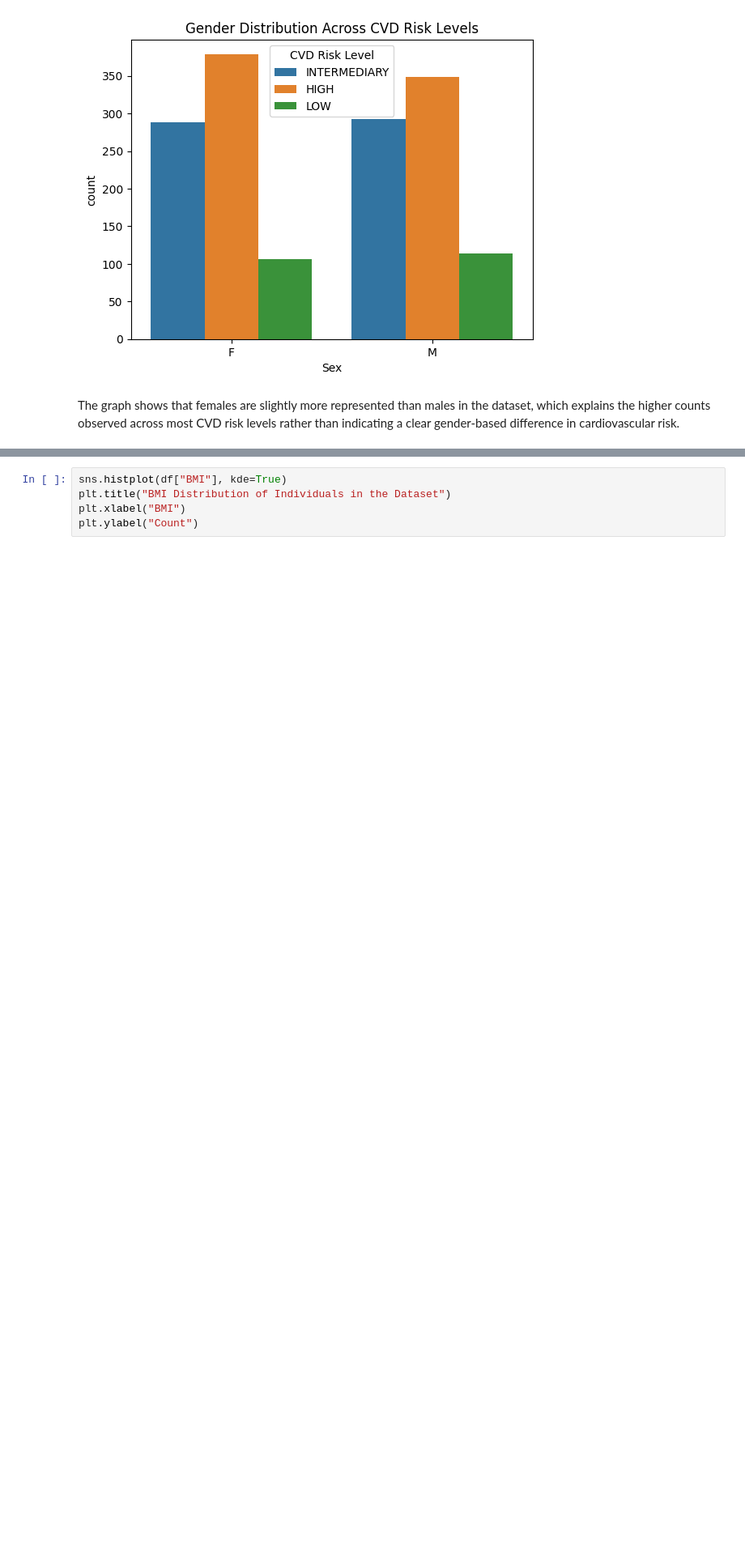
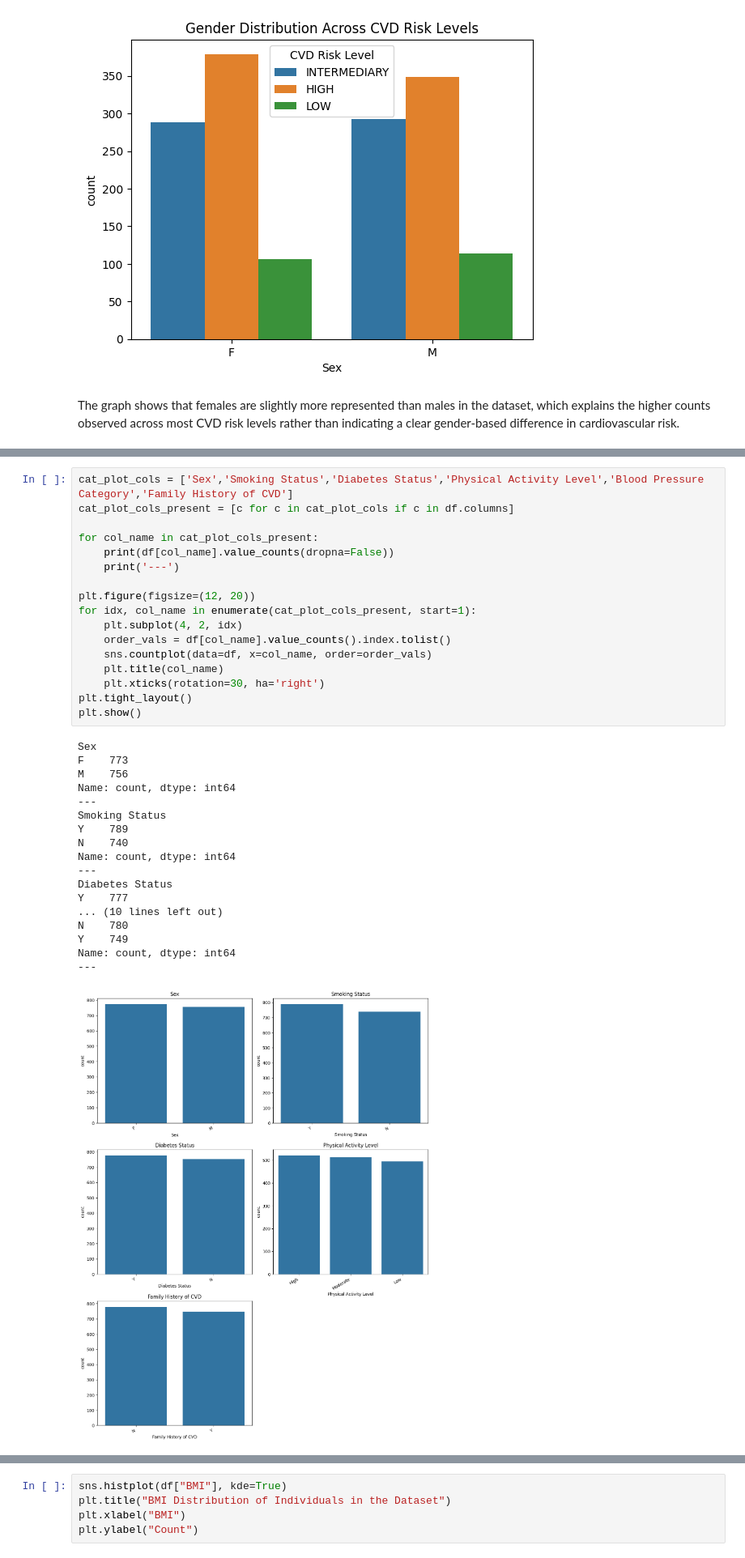
Before and after one commit to shampeyndadi/STINTSY_MCO, a Jupyter notebook: MCO.ipynb, the cells around one changed output, grey strips where cells are left out. Shown at 81% size. Drawn from its saved outputs; the diff is of its cells as text; blank space fills up the shorter version.

```diff
--- a/MCO.ipynb
+++ b/MCO.ipynb
@@ -330 +330,37 @@ The graph shows that females are slightly more represented than males in the dat
+# %%
+cat_plot_cols = ['Sex','Smoking Status','Diabetes Status','Physical Activity Level','Blood Pressure Category','Family History of CVD']
+cat_plot_cols_present = [c for c in cat_plot_cols if c in df.columns]
+
+for col_name in cat_plot_cols_present:
+    print(df[col_name].value_counts(dropna=False))
+    print('---')
+
+plt.figure(figsize=(12, 20))
+for idx, col_name in enumerate(cat_plot_cols_present, start=1):
+    plt.subplot(4, 2, idx)
+    order_vals = df[col_name].value_counts().index.tolist()
+    sns.countplot(data=df, x=col_name, order=order_vals)
+    plt.title(col_name)
+    plt.xticks(rotation=30, ha='right')
+plt.tight_layout()
+plt.show()
+# %% [output]
+Sex
+F    773
+M    756
+Name: count, dtype: int64
+---
+Smoking Status
+Y    789
+N    740
+Name: count, dtype: int64
+---
+Diabetes Status
+Y    777
+... (10 lines left out)
+N    780
+Y    749
+Name: count, dtype: int64
+---
+[figure, added]
 # %% [markdown]
```
Also changed, not shown: parts of 15 cells of this notebook.
